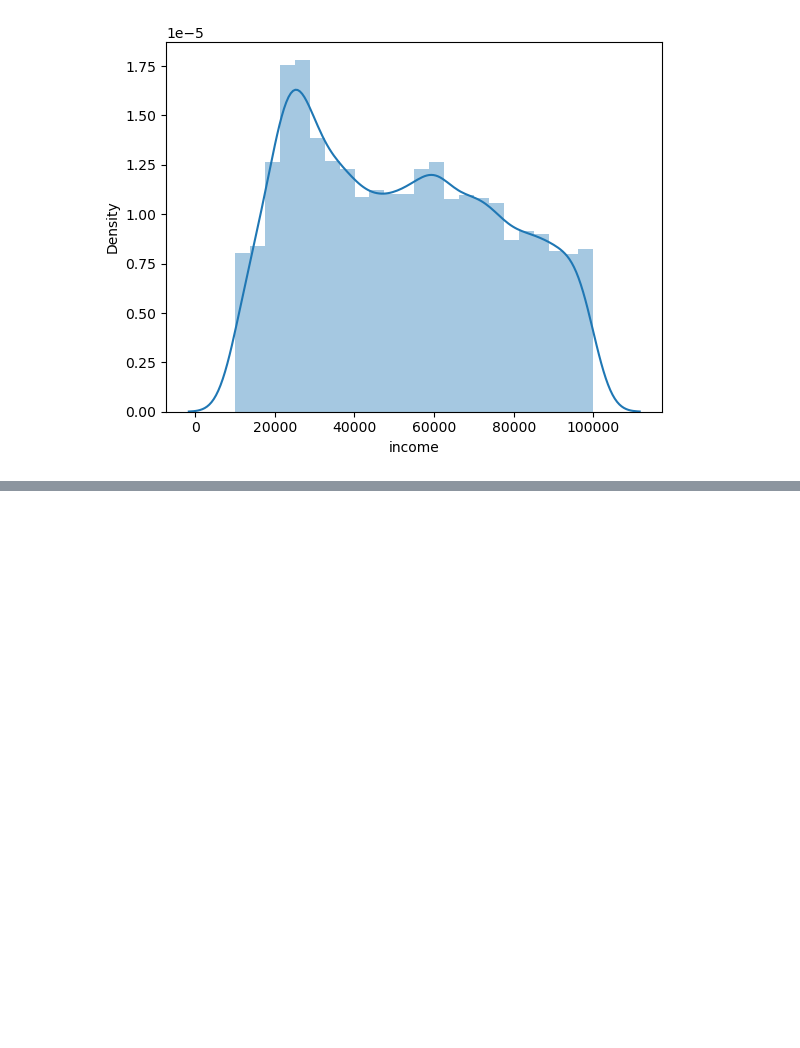
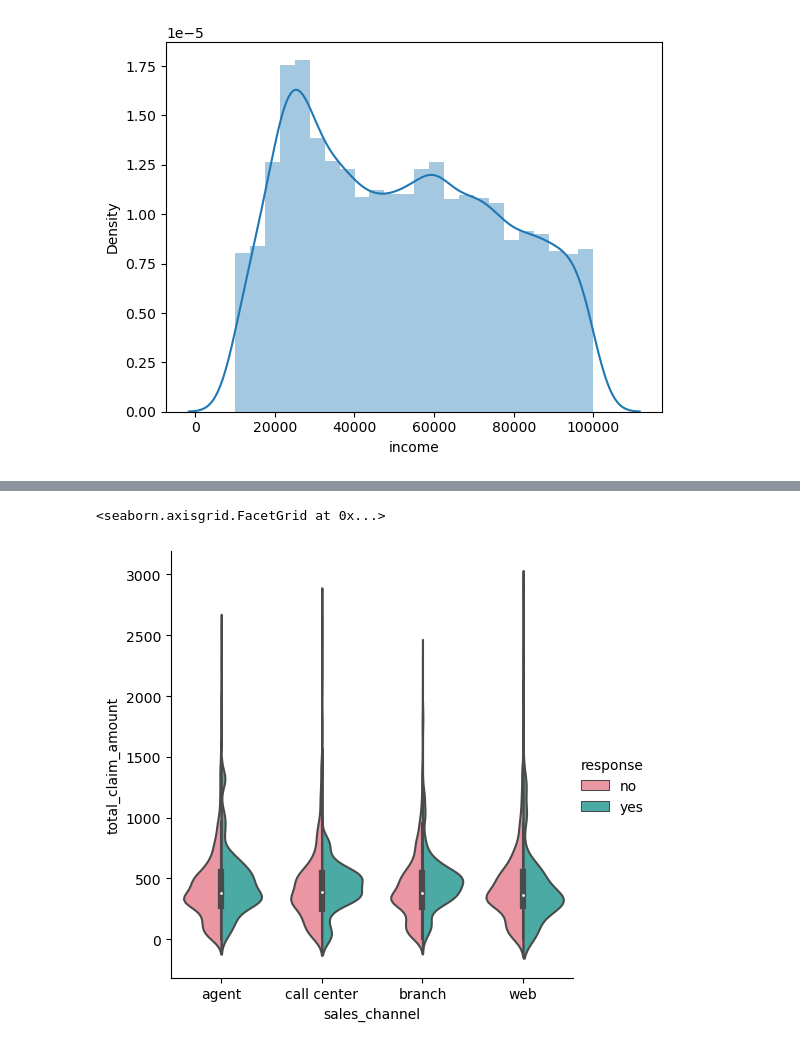
Before and after one commit to berjusti/IronHackLabs, a Jupyter notebook: Week2/Tuesday/Lab_Matplotlib.ipynb, the cells around one changed output, grey strips where cells are left out. Saved outputs shown, nothing was run; the diff lists cells and outputs as text; code cells hidden in the pictures; blank space fills up the shorter version.

```diff
--- a/Week2/Tuesday/Lab_Matplotlib.ipynb
+++ b/Week2/Tuesday/Lab_Matplotlib.ipynb
@@ -136,0 +158,6 @@ numerical.corr()
+# %%
+sns.set_palette("husl",1)
+sns.catplot(data=Data_Marketing_Customer_Analysis_Round3, kind="violin", x="sales_channel", y="total_claim_amount", hue="response", split=True)
+# %% [output]
+<seaborn.axisgrid.FacetGrid at 0x...>
+[figure, added]
```
Also changed, not shown: parts of 11 cells of this notebook.
